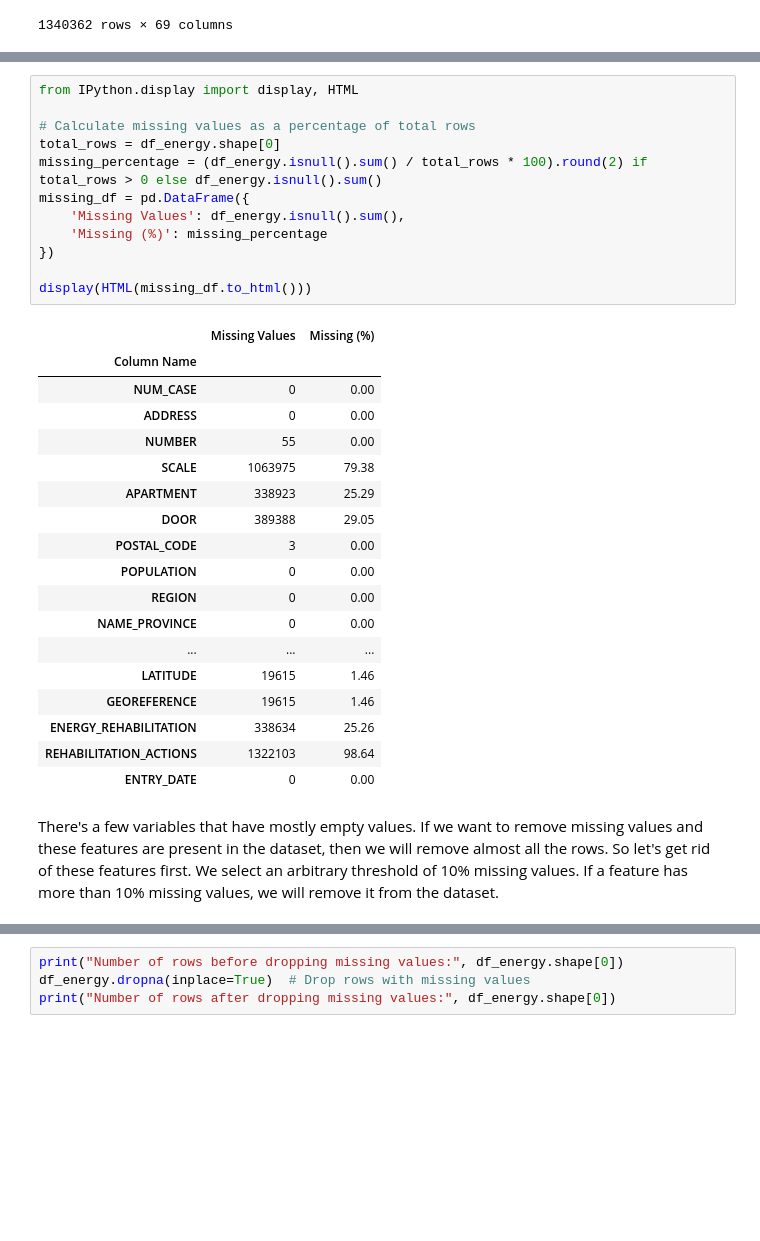
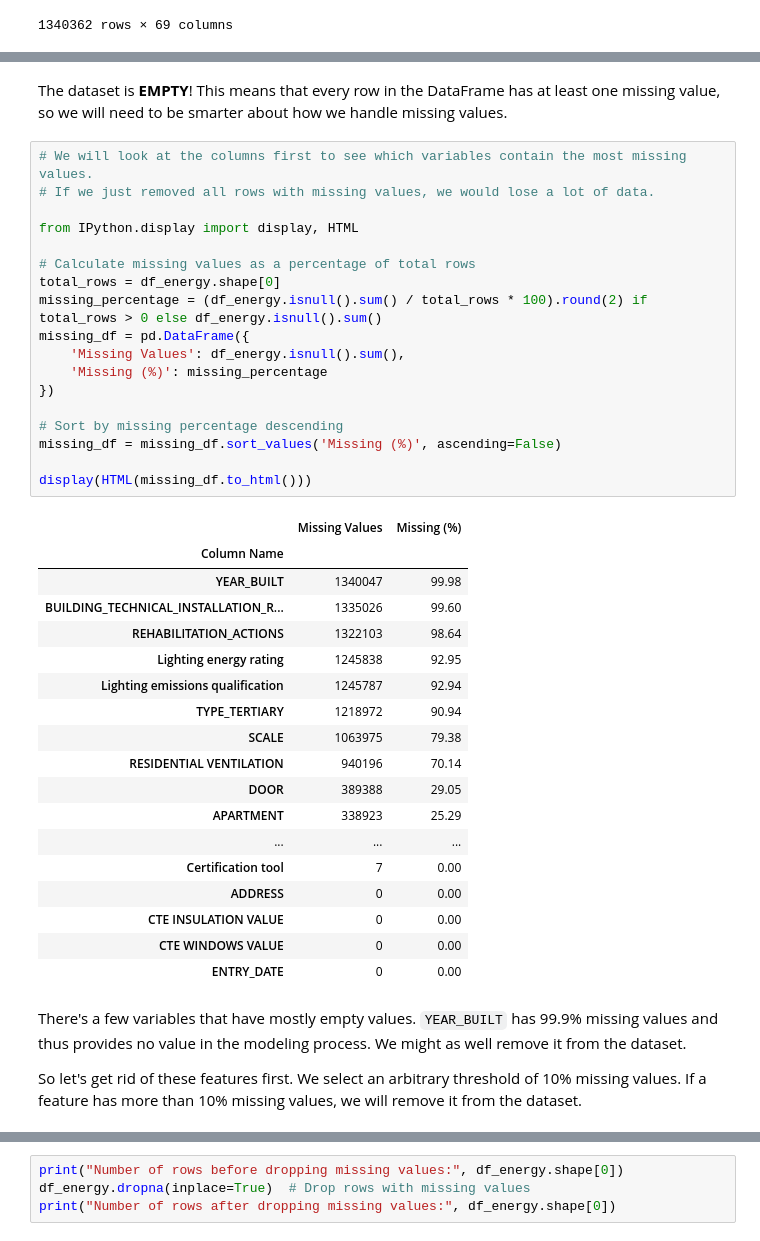
Before and after one commit to Corne173/Building-EPC, a Jupyter notebook: Masters_Code2.ipynb, the cells around one changed output, grey strips where cells are left out. Saved outputs shown, nothing was run; the diff lists cells and outputs as text; blank space fills up the shorter version.

```diff
--- a/Masters_Code2.ipynb
+++ b/Masters_Code2.ipynb
@@ -309,36 +203,47 @@ By converting text-based data into numerical formats, we ensure that **machine l
+# %% [markdown]
+The dataset is **EMPTY**! This means that every row in the DataFrame has at least one missing value, so we will need to be smarter about how we handle missing values.
 # %%
+# We will look at the columns first to see which variables contain the most missing values.
+# If we just removed all rows with missing values, we would lose a lot of data.
+
 from IPython.display import display, HTML
 
 # Calculate missing values as a percentage of total rows
 total_rows = df_energy.shape[0]
 missing_percentage = (df_energy.isnull().sum() / total_rows * 100).round(2) if total_rows > 0 else df_energy.isnull().sum()
 missing_df = pd.DataFrame({
     'Missing Values': df_energy.isnull().sum(),
     'Missing (%)': missing_percentage
 })
 
+# Sort by missing percentage descending
+missing_df = missing_df.sort_values('Missing (%)', ascending=False)
+
 display(HTML(missing_df.to_html()))
 # %% [output]
 |  | Missing Values | Missing (%) |
 | Column Name |  |  |
-| NUM_CASE | 0 | 0.00 |
+| YEAR_BUILT | 1340047 | 99.98 |
+| BUILDING_TECHNICAL_INSTALLATION_R... | 1335026 | 99.60 |
+| REHABILITATION_ACTIONS | 1322103 | 98.64 |
+| Lighting energy rating | 1245838 | 92.95 |
+| Lighting emissions qualification | 1245787 | 92.94 |
+| TYPE_TERTIARY | 1218972 | 90.94 |
+| SCALE | 1063975 | 79.38 |
+| RESIDENTIAL VENTILATION | 940196 | 70.14 |
+| DOOR | 389388 | 29.05 |
+| APARTMENT | 338923 | 25.29 |
+| ... | ... | ... |
+| Certification tool | 7 | 0.00 |
 | ADDRESS | 0 | 0.00 |
-| NUMBER | 55 | 0.00 |
-| SCALE | 1063975 | 79.38 |
-| APARTMENT | 338923 | 25.29 |
-| DOOR | 389388 | 29.05 |
-| POSTAL_CODE | 3 | 0.00 |
-| POPULATION | 0 | 0.00 |
-| REGION | 0 | 0.00 |
-| NAME_PROVINCE | 0 | 0.00 |
-| ... | ... | ... |
-| LATITUDE | 19615 | 1.46 |
-| GEOREFERENCE | 19615 | 1.46 |
-| ENERGY_REHABILITATION | 338634 | 25.26 |
-| REHABILITATION_ACTIONS | 1322103 | 98.64 |
+| CTE INSULATION VALUE | 0 | 0.00 |
+| CTE WINDOWS VALUE | 0 | 0.00 |
 | ENTRY_DATE | 0 | 0.00 |
 # %% [markdown]
-There's a few variables that have mostly empty values. If we want to remove missing values and these features are present in the dataset, then we will remove almost all the rows. So let's get rid of these features first. We select an arbitrary threshold of 10% missing values. If a feature has more than 10% missing values, we will remove it from the dataset.
+
+There's a few variables that have mostly empty values. `YEAR_BUILT` has 99.9% missing values and thus provides no value in the modeling process. We might as well remove it from the dataset.
+
+So let's get rid of these features first. We select an arbitrary threshold of 10% missing values. If a feature has more than 10% missing values, we will remove it from the dataset.
 # %%
 # Threshold for dropping
 threshold = 10.0
```
Also changed, not shown: parts of 37 cells of this notebook.
